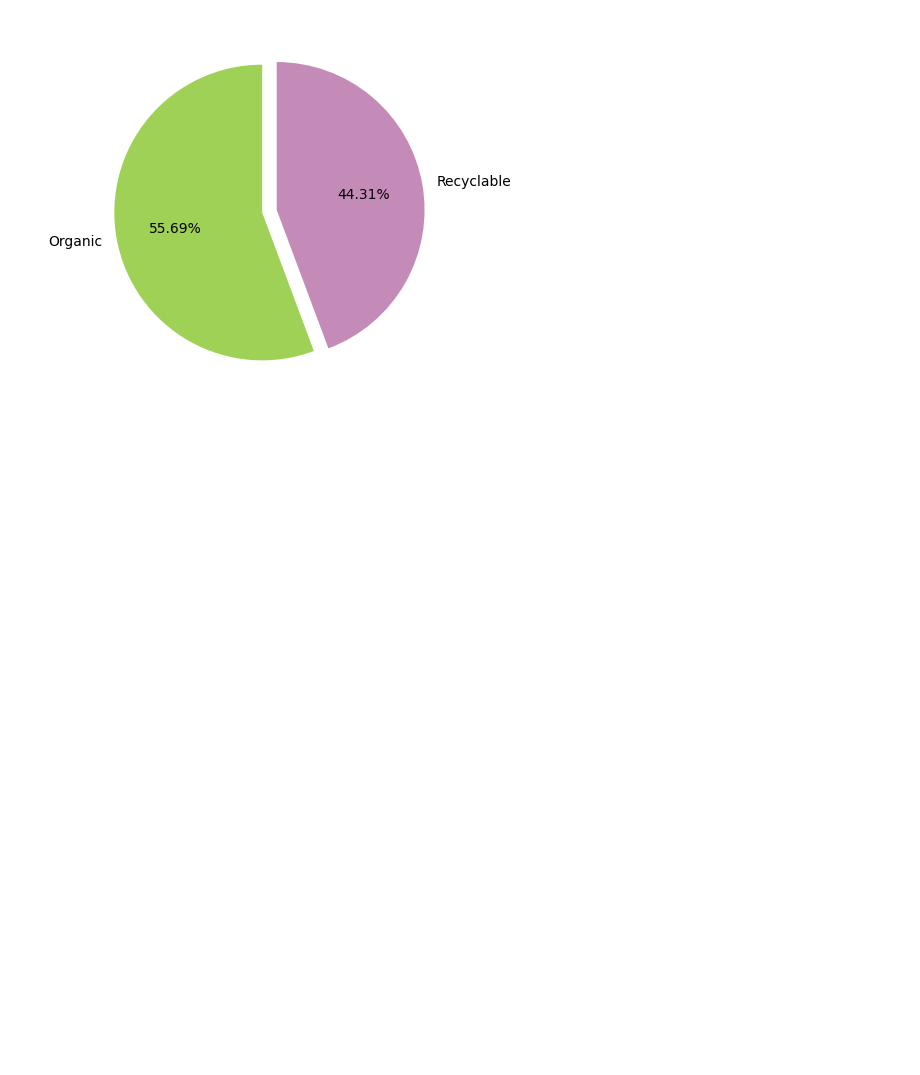
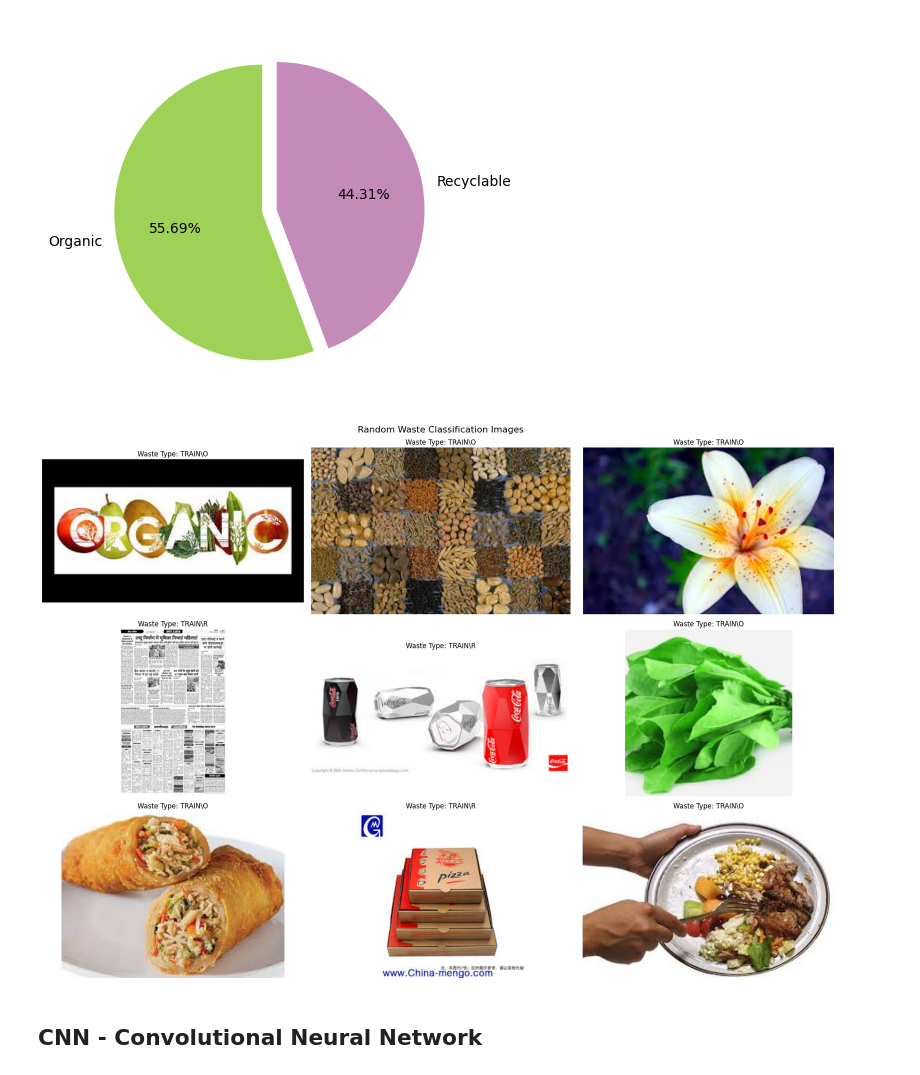
Before and after one commit to roushankrraj/WasteClassificationCNN, a Jupyter notebook: wasteclassification.ipynb, the cells around one changed output. Drawn from its saved outputs; the diff is of its cells as text; code cells hidden in the pictures; blank space fills up the shorter version.

```diff
--- a/wasteclassification.ipynb
+++ b/wasteclassification.ipynb
@@ -47,3 +51,23 @@ plt.pie(data.label.value_counts(), labels=['Organic', 'Recyclable'], autopct='%0
 plt.show()
 # %% [output]
 [figure]
+# %%
+import matplotlib.pyplot as plt
+import numpy as np
+
+plt.figure(figsize=(20,15))
+plt.suptitle('Random Waste Classification Images', fontsize=16, y=0.95)
+
+for i in range(9):
+    plt.subplot(3, 3, i+1)  # Changed to 3x3 grid, fixed subplot syntax
+    index = np.random.randint(15000)
+    plt.title(f'Waste Type: {data.label[index]}')
+    plt.imshow(data.image[index])
+    plt.axis('off')  # Hide axes for cleaner look
+
+plt.tight_layout(rect=[0, 0.03, 1, 0.95])  # Adjust layout to prevent title overlap
+plt.show()
+# %% [output]
+[figure, added]
+# %% [markdown]
+## CNN - Convolutional Neural Network
```
Also changed, not shown: parts of 9 cells of this notebook.
